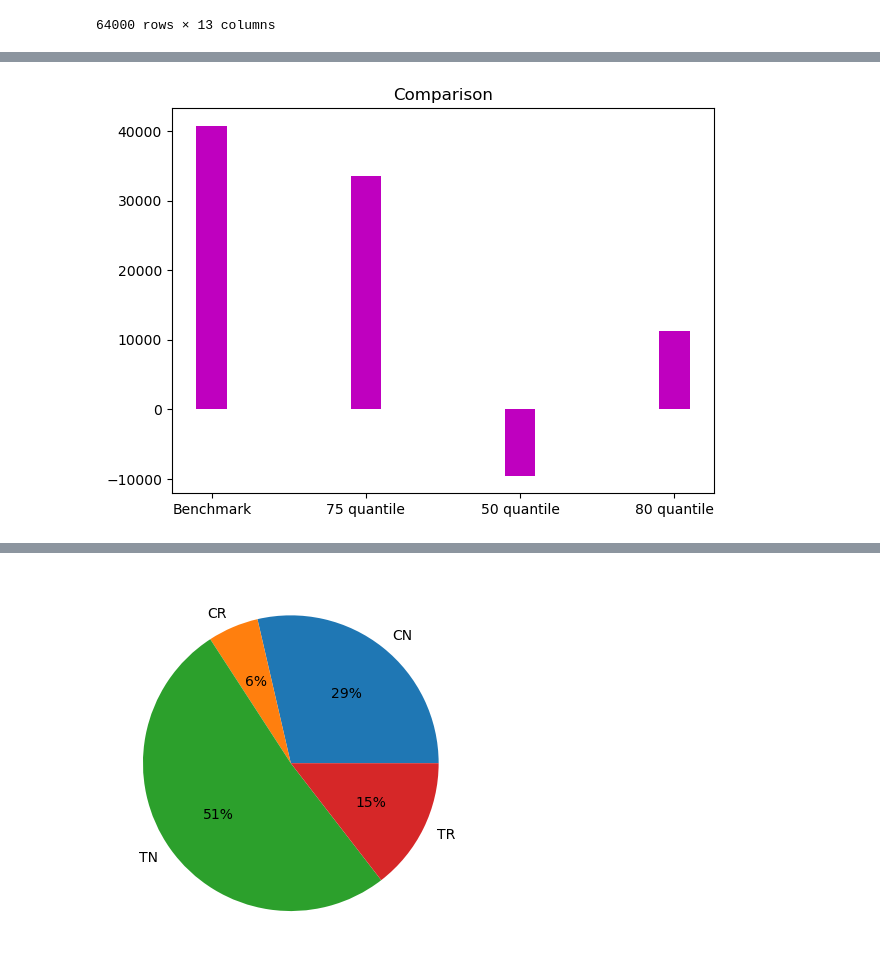
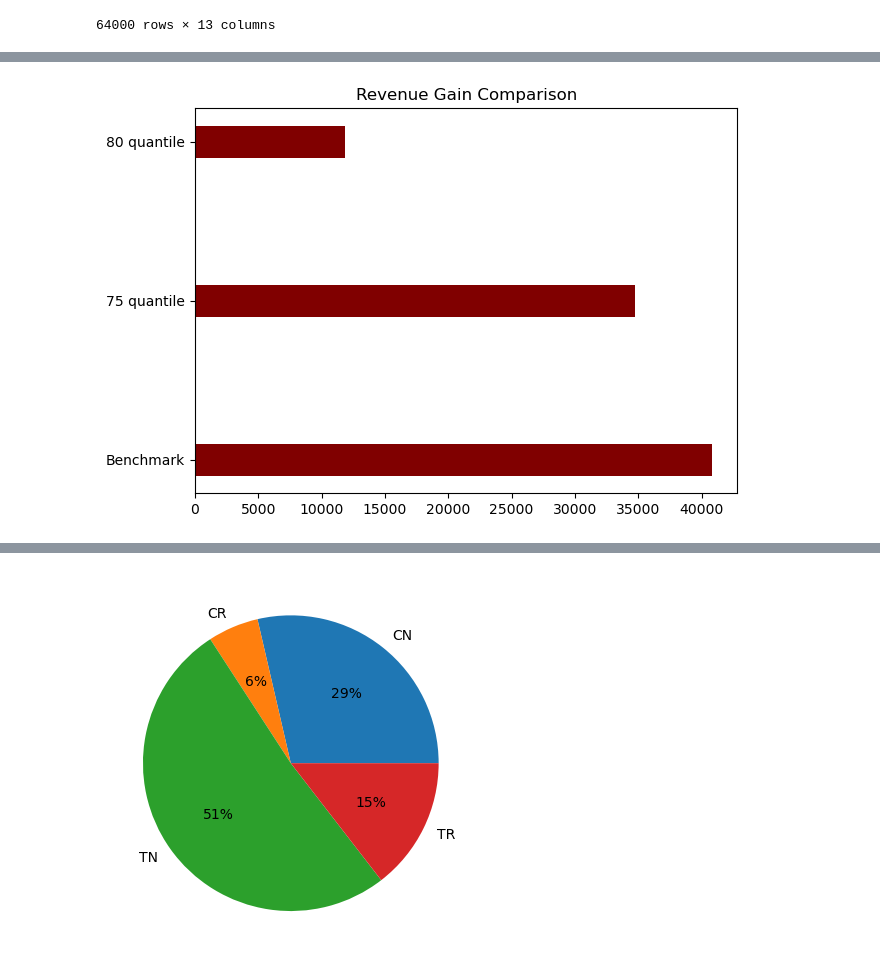
Before and after one commit to StatShibe/UpliftModelling_FOML_Project, a Jupyter notebook: upliftModelling_MLProject_WithGraphImplementationV1.0.ipynb, the cells around one changed output, grey strips where cells are left out. Cells and saved outputs as stored; diff of their text form; code cells hidden in the pictures.

```diff
--- a/upliftModelling_MLProject_WithGraphImplementationV1.0.ipynb
+++ b/upliftModelling_MLProject_WithGraphImplementationV1.0.ipynb
@@ -76,8 +76,8 @@ conversion       64000
 dtype: int64
 # %%
 #Calculating benchmark values
-disc_conv ,disc_order, disc_rev = discount_calc_uplift(df_data)
-bogo_conv ,bogo_order, bogo_rev = bogo_calc_uplift(df_data)
+disc_conv_benchmark ,disc_order_benchmark, disc_rev_benchmark = discount_calc_uplift(df_data)
+bogo_conv_benchmark ,bogo_order_benchmark, bogo_rev_benchmark = bogo_calc_uplift(df_data)
 # %% [output]
 Discount Conversion Uplift: 7.66%
 Discount Order Uplift: 1631.89
@@ -247,5 +321,8 @@ Discount Revenue Uplift: $-9534.51
 # %%
+disc_rev_benchmark = float(disc_rev_benchmark)
 disc_rev_q75 = float(disc_rev_q75)
 disc_rev_q80 = float(disc_rev_q80)
-disc_rev_q50 = float(disc_rev_q50)
-disc_rev = float(disc_rev)
+disc_rev_below_q50 = float(disc_rev_below_q50)
+disc_rev_below_q40 = float(disc_rev_below_q40)
+disc_rev_below_q30 = float(disc_rev_below_q30)
+disc_rev_below_q20 = float(disc_rev_below_q20)
@@ -268,12 +353,13 @@ df_data_lift
 # %%
 fig = plt.figure(figsize = (7, 5))
 
 # creating the bar plot
-xlabels = ["Benchmark","75 quantile","50 quantile","80 quantile"]
-disc_ylabels = [disc_rev, disc_rev_q75,disc_rev_q50,disc_rev_q80]
+xlabels = ["Benchmark","75 quantile","80 quantile"]
+disc_ylabels = [disc_rev, disc_rev_q75,disc_rev_q80]
 
-plt.bar(xlabels,disc_ylabels,color = 'm',width = 0.2)
-plt.title("Comparison")
+plt.barh(xlabels,disc_ylabels,height = 0.2, color = 'maroon')
+
+plt.title("Revenue Gain Comparison")
 plt.show()
 # %% [output]
-[figure, old version]
+[figure, new version]
```
Also changed, not shown: parts of 13 cells of this notebook.
